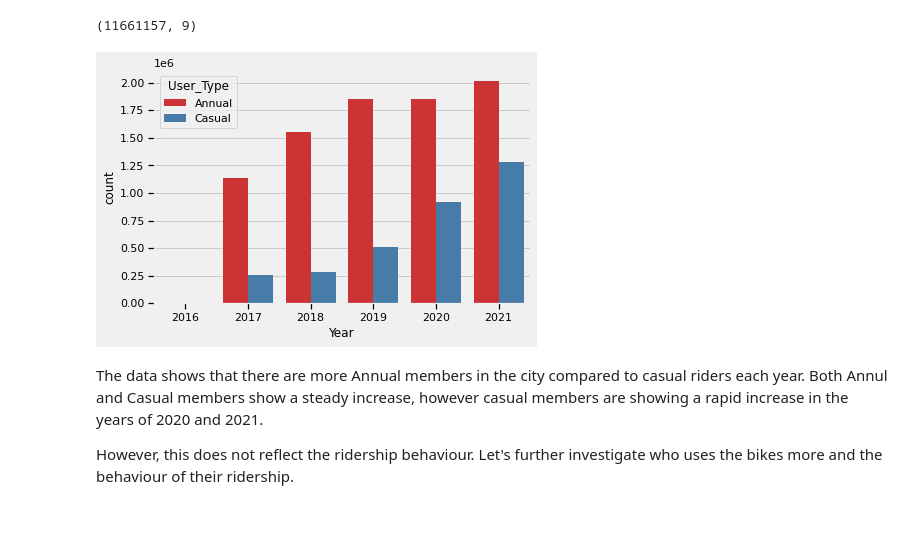
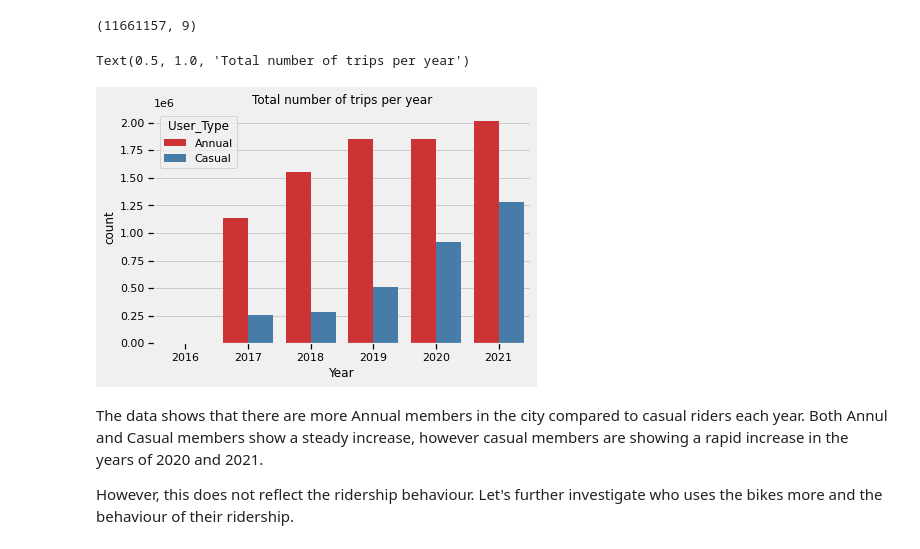
Before and after one commit to akmare11/CIV1498---project2, a Jupyter notebook: 02-EDA.ipynb, the cells around one changed output. Drawn from its saved outputs; the diff is of its cells as text; code cells hidden in the pictures; blank space fills up the shorter version.

```diff
--- a/02-EDA.ipynb
+++ b/02-EDA.ipynb
@@ -130,9 +133,12 @@ bikerides_df_sub1.shape
 # %% [output]
 (11661157, 9)
 # %%
+# create a countplot to show number of trip per year
 ax = sns.countplot(x="Year", data=bikerides_df_sub1, palette="Set1", hue = "User_Type")
+plt.title("Total number of trips per year")
 # %% [output]
+Text(0.5, 1.0, 'Total number of trips per year')
-[figure, old version]
+[figure, new version]
 # %% [markdown]
 The data shows that there are more Annual members in the city compared to casual riders each year. Both Annul and Casual members show a steady increase, however casual members are showing a rapid increase in the years of 2020 and 2021.
 
```
Also changed, not shown: parts of 45 cells of this notebook.
